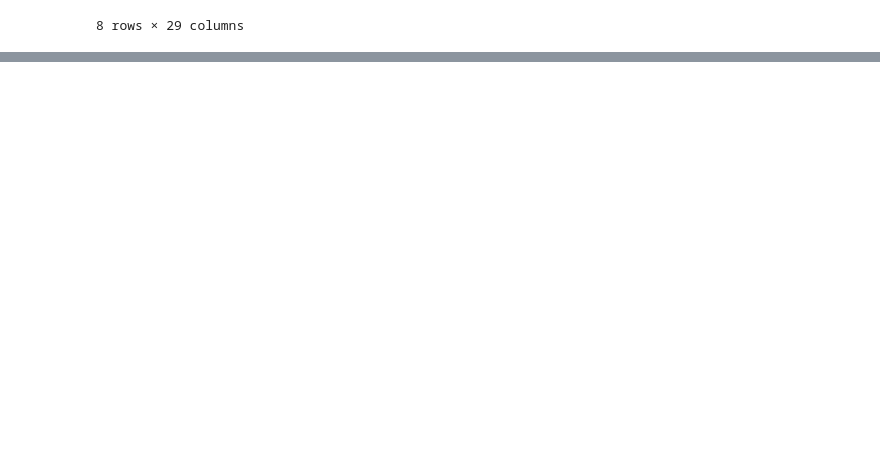
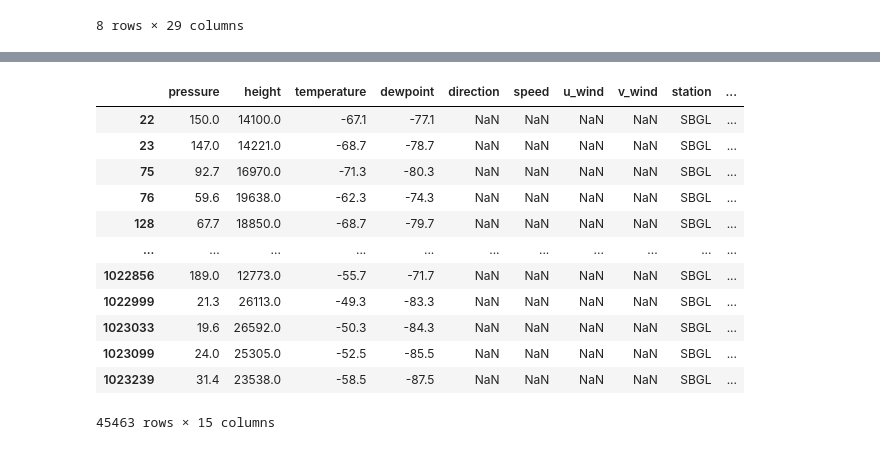
Before and after one commit to NietoCurcio/atmoseer, a Jupyter notebook: notebooks/eda_sounding.ipynb, the cells around one changed output, grey strips where cells are left out. Cells and saved outputs as stored; diff of their text form; code cells hidden in the pictures; blank space fills up the shorter version.

```diff
--- a/notebooks/eda_sounding.ipynb
+++ b/notebooks/eda_sounding.ipynb
@@ -838,0 +853,3 @@ df.describe()
+# %%
+df1 = pd.read_parquet("../data/as/SBGL_1997_2023.parquet.gzip")
+df1.info()
@@ -838,0 +874,16 @@ df.describe()
+# %%
+df1[df1.direction.isnull()]
+# %% [output]
+|  | pressure | height | temperature | dewpoint | direction | speed | u_wind | v_wind | station | ... |
+| 22 | 150.0 | 14100.0 | -67.1 | -77.1 | NaN | NaN | NaN | NaN | SBGL | ... |
+| 23 | 147.0 | 14221.0 | -68.7 | -78.7 | NaN | NaN | NaN | NaN | SBGL | ... |
+| 75 | 92.7 | 16970.0 | -71.3 | -80.3 | NaN | NaN | NaN | NaN | SBGL | ... |
+| 76 | 59.6 | 19638.0 | -62.3 | -74.3 | NaN | NaN | NaN | NaN | SBGL | ... |
+| 128 | 67.7 | 18850.0 | -68.7 | -79.7 | NaN | NaN | NaN | NaN | SBGL | ... |
+| ... | ... | ... | ... | ... | ... | ... | ... | ... | ... | ... |
+| 1022856 | 189.0 | 12773.0 | -55.7 | -71.7 | NaN | NaN | NaN | NaN | SBGL | ... |
+| 1022999 | 21.3 | 26113.0 | -49.3 | -83.3 | NaN | NaN | NaN | NaN | SBGL | ... |
+| 1023033 | 19.6 | 26592.0 | -50.3 | -84.3 | NaN | NaN | NaN | NaN | SBGL | ... |
+| 1023099 | 24.0 | 25305.0 | -52.5 | -85.5 | NaN | NaN | NaN | NaN | SBGL | ... |
+| 1023239 | 31.4 | 23538.0 | -58.5 | -87.5 | NaN | NaN | NaN | NaN | SBGL | ... |
+45463 rows × 15 columns
```
Also changed, not shown: parts of 7 cells of this notebook, 12 other files.
